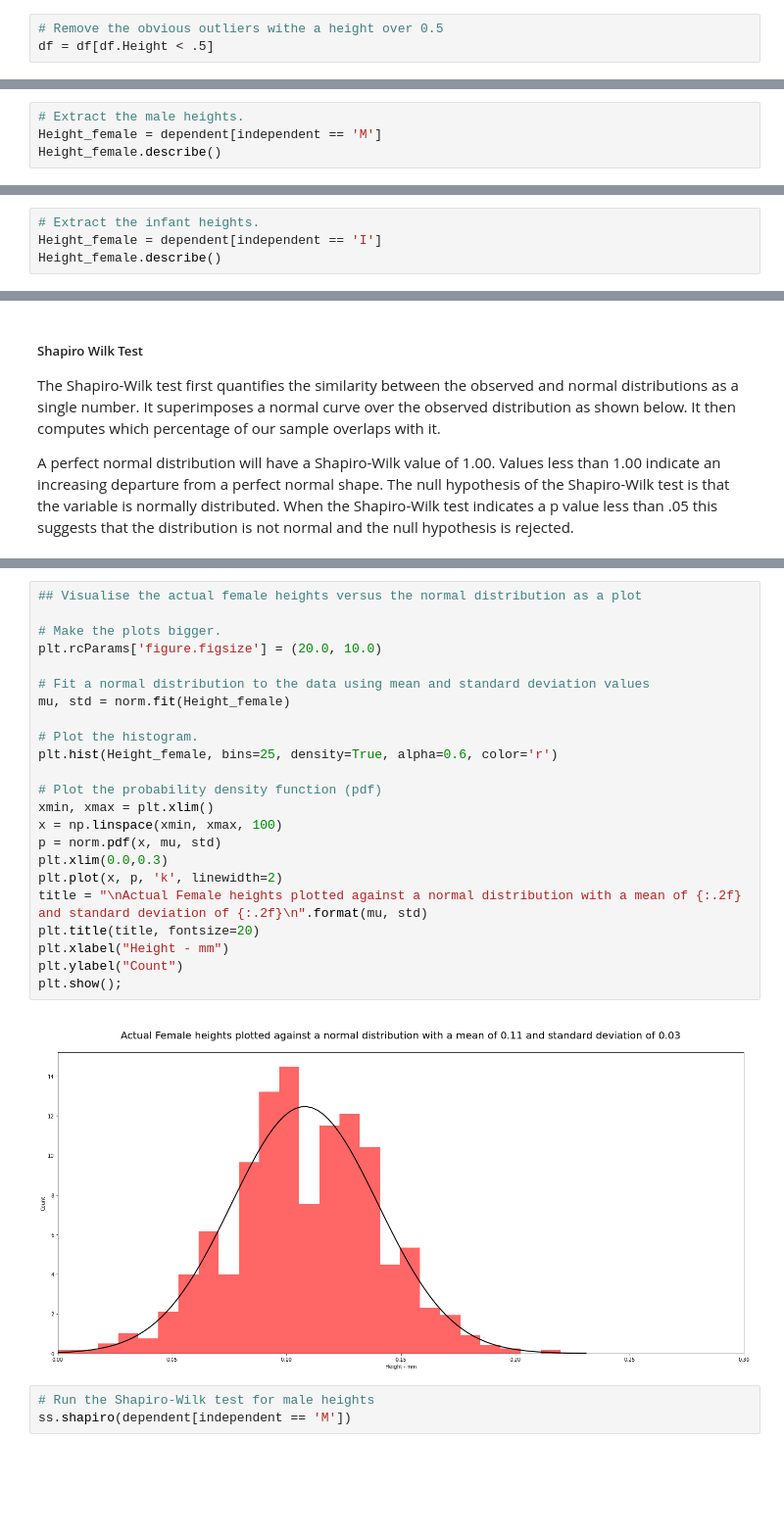
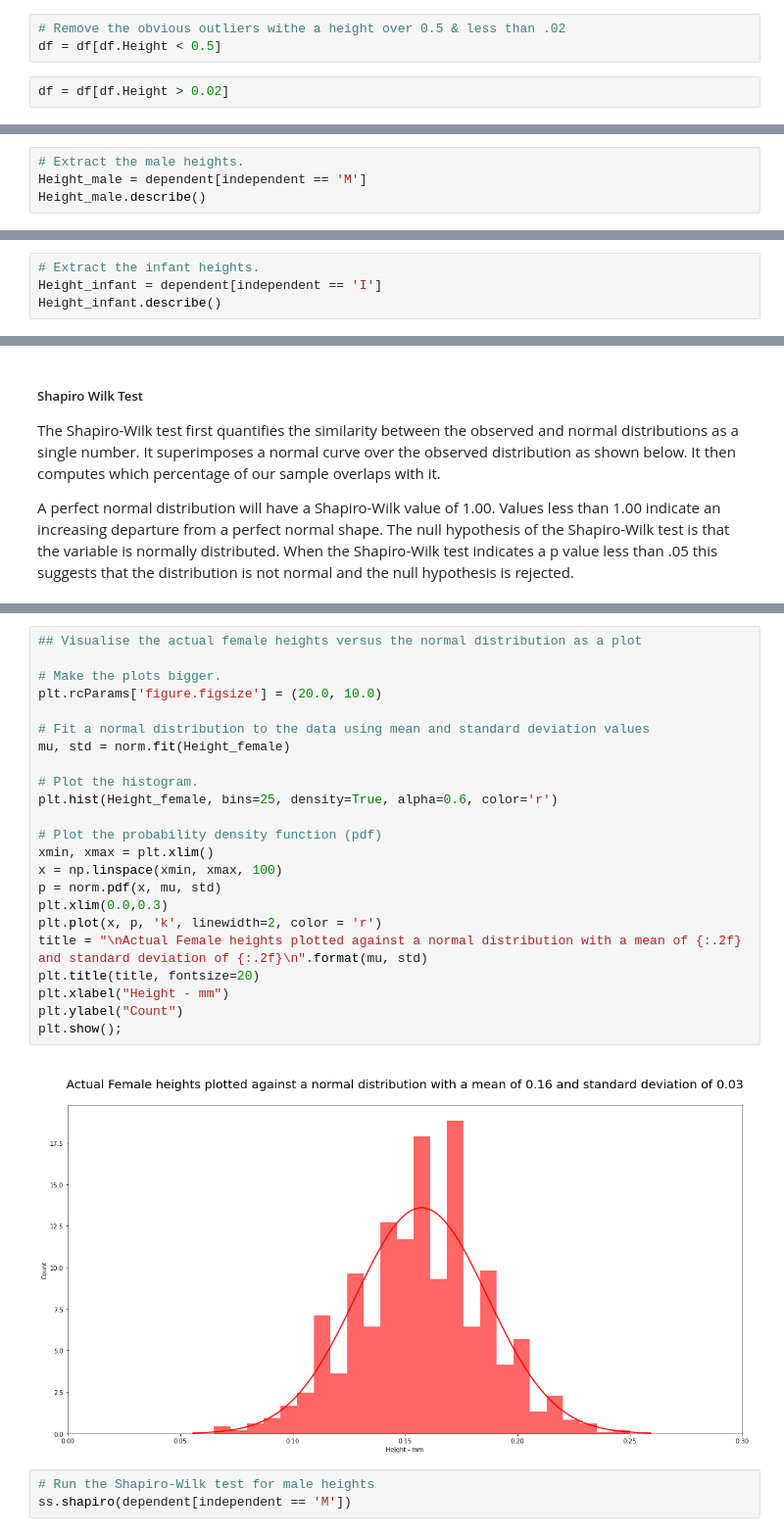
Before and after one commit to Fiona-600/Machine-Learning-and-Statistics-Project, a Jupyter notebook: scikit-stats.ipynb, the cells around one changed output, grey strips where cells are left out. Shown at 98% size. Cells and saved outputs as stored; diff of their text form; blank space fills up the shorter version.

```diff
--- a/scikit-stats.ipynb
+++ b/scikit-stats.ipynb
@@ -193,6 +203,8 @@ df[df.Height > .25]
 # %%
-# Remove the obvious outliers withe a height over 0.5
-df = df[df.Height < .5]
+# Remove the obvious outliers withe a height over 0.5 & less than .02
+df = df[df.Height < 0.5]
+# %%
+df = df[df.Height > 0.02]
 # %%
 # Refresh the 'dependent variable'
 dependent = df['Height']
@@ -223,8 +235,8 @@ max         0.250
 Name: Height, dtype: float64
 # %%
 # Extract the male heights.
-Height_female = dependent[independent == 'M']
-Height_female.describe()
+Height_male = dependent[independent == 'M']
+Height_male.describe()
 # %% [output]
 count    1526.000
 mean        0.151
@@ -237,6 +249,6 @@ max         0.250
 Name: Height, dtype: float64
 # %%
 # Extract the infant heights.
-Height_female = dependent[independent == 'I']
-Height_female.describe()
+Height_infant = dependent[independent == 'I']
+Height_infant.describe()
 # %% [output]
@@ -269,28 +281,28 @@ ShapiroResult(statistic=0.994684636592865, pvalue=0.0001380363100906834)
 # %%
 ## Visualise the actual female heights versus the normal distribution as a plot
 
 # Make the plots bigger.
 plt.rcParams['figure.figsize'] = (20.0, 10.0)
 
 # Fit a normal distribution to the data using mean and standard deviation values
 mu, std = norm.fit(Height_female)
 
 # Plot the histogram.
 plt.hist(Height_female, bins=25, density=True, alpha=0.6, color='r')
 
 # Plot the probability density function (pdf)
 xmin, xmax = plt.xlim()
 x = np.linspace(xmin, xmax, 100)
 p = norm.pdf(x, mu, std)
 plt.xlim(0.0,0.3)
-plt.plot(x, p, 'k', linewidth=2)
+plt.plot(x, p, 'k', linewidth=2, color = 'r')
 title = "\nActual Female heights plotted against a normal distribution with a mean of {:.2f} and standard deviation of {:.2f}\n".format(mu, std)
 plt.title(title, fontsize=20)
 plt.xlabel("Height - mm")
 plt.ylabel("Count")
 plt.show();
 # %% [output]
-[figure, old version]
+[figure, new version]
 # %%
 # Run the Shapiro-Wilk test for male heights
 ss.shapiro(dependent[independent == 'M'])
```
Also changed, not shown: parts of 26 cells of this notebook.
